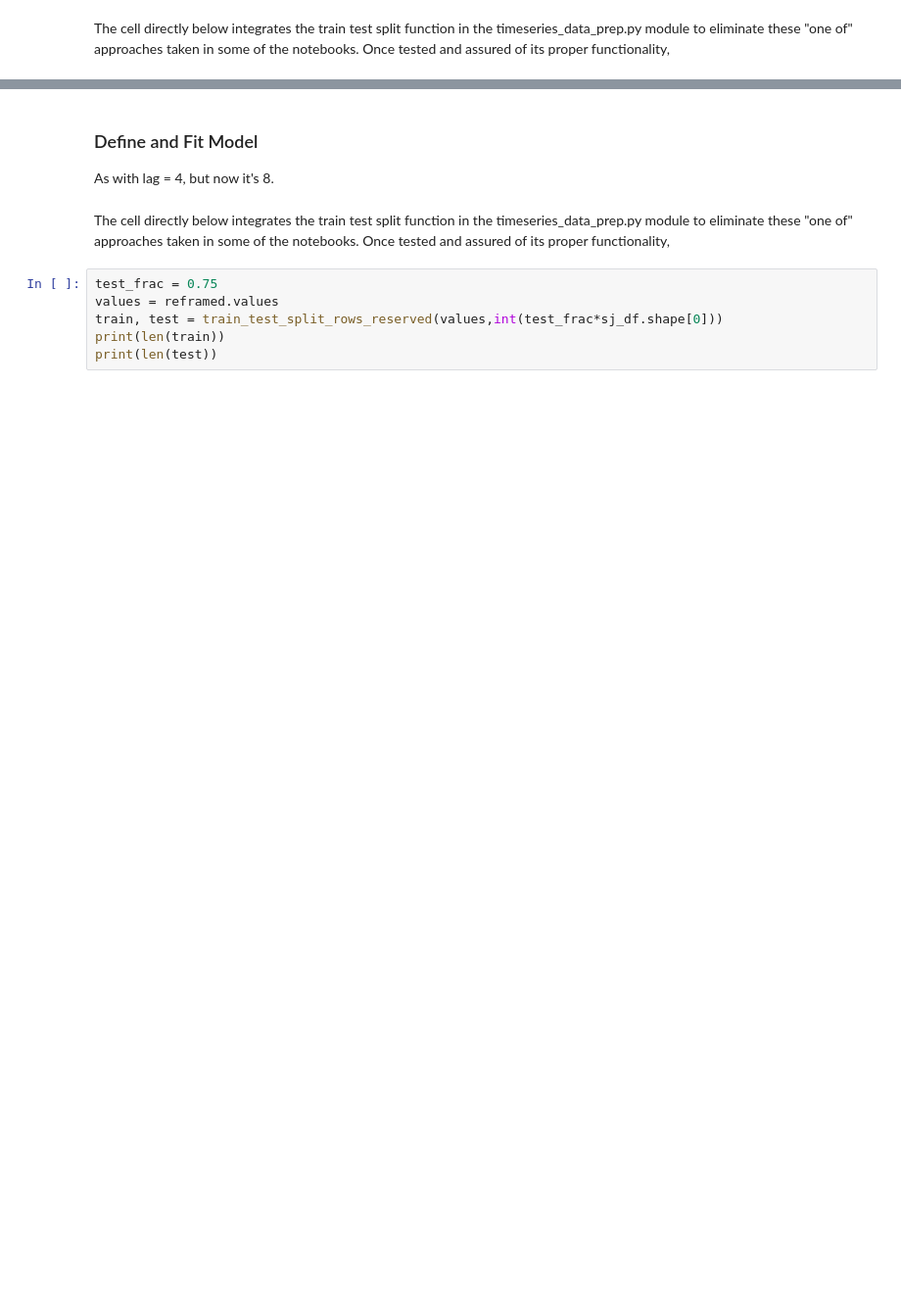
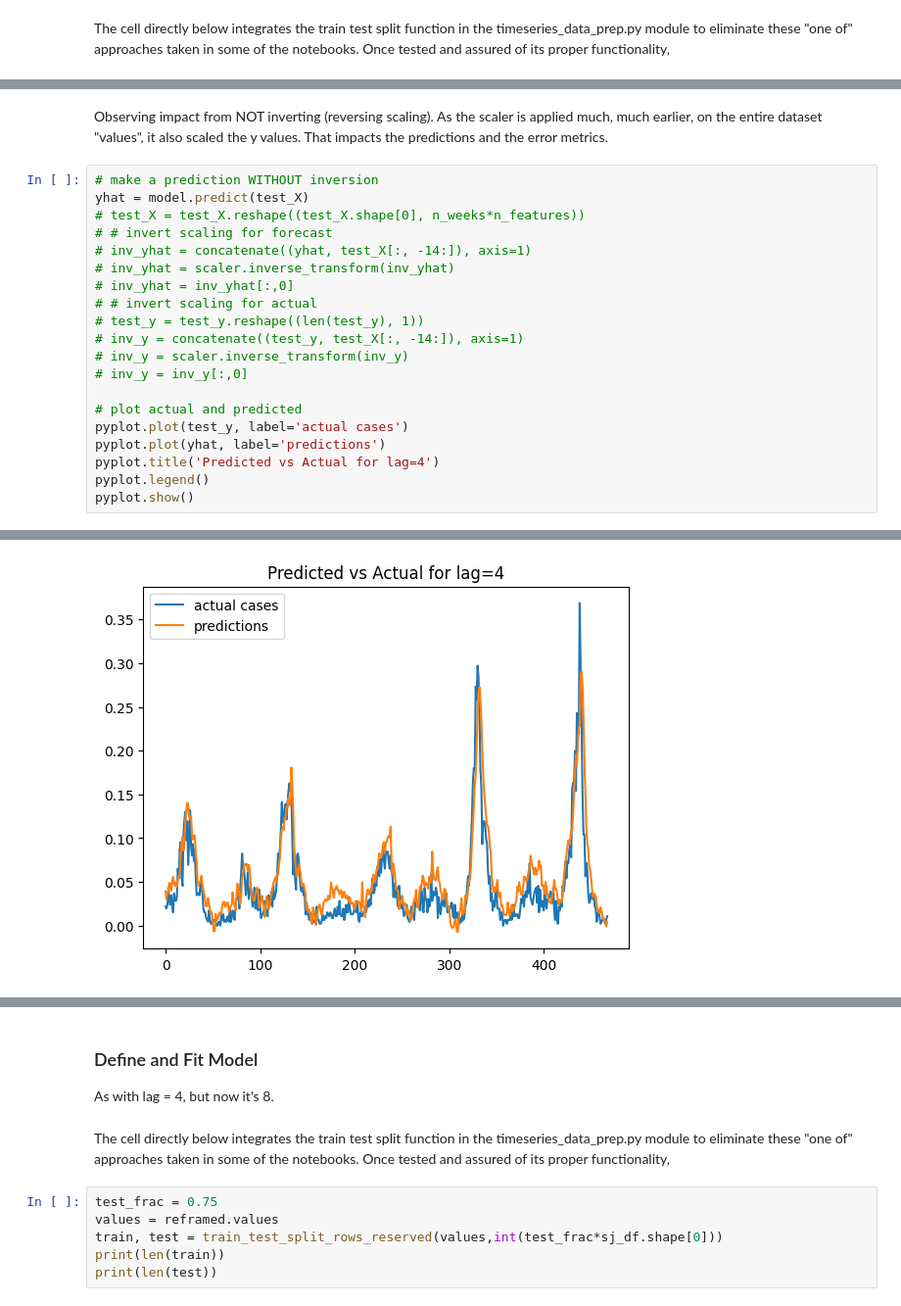
Before and after one commit to ValerieDier/multivariate_timeseries_forecasting_dengue, a Jupyter notebook: notebooks/lstm_trial_nlags_MV.ipynb, the cells around one changed output, grey strips where cells are left out. Shown at 98% size. Saved outputs shown, nothing was run; the diff lists cells and outputs as text; blank space fills up the shorter version.

```diff
--- a/notebooks/lstm_trial_nlags_MV.ipynb
+++ b/notebooks/lstm_trial_nlags_MV.ipynb
@@ -394,0 +416,23 @@ pyplot.show()
+# %% [markdown]
+Observing impact from NOT inverting (reversing scaling).  As the scaler is applied much, much earlier, on the entire dataset "values", it also scaled the y values.  That impacts the predictions and the error metrics.
+# %%
+# make a prediction WITHOUT inversion
+yhat = model.predict(test_X)
+# test_X = test_X.reshape((test_X.shape[0], n_weeks*n_features))
+# # invert scaling for forecast
+# inv_yhat = concatenate((yhat, test_X[:, -14:]), axis=1)
+# inv_yhat = scaler.inverse_transform(inv_yhat)
+# inv_yhat = inv_yhat[:,0]
+# # invert scaling for actual
+# test_y = test_y.reshape((len(test_y), 1))
+# inv_y = concatenate((test_y, test_X[:, -14:]), axis=1)
+# inv_y = scaler.inverse_transform(inv_y)
+# inv_y = inv_y[:,0]
+
+# plot actual and predicted
+pyplot.plot(test_y, label='actual cases')
+pyplot.plot(yhat, label='predictions')
+pyplot.title('Predicted vs Actual for lag=4')
+pyplot.legend()
+pyplot.show()
+# %% [output]
@@ -394,0 +440 @@ pyplot.show()
+[figure, added]
```
Also changed, not shown: parts of 49 cells of this notebook.
